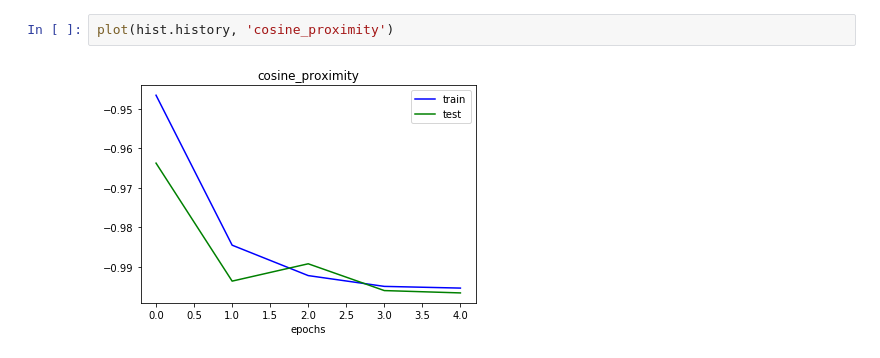
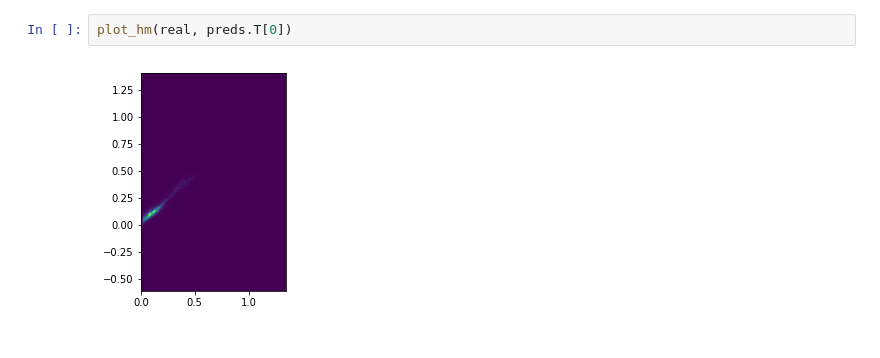
Before and after one commit to AILAB-CEFET-RJ/parsl-ml-workflow, a Jupyter notebook: jupyter/notebooks/cnn_full_conn_redshift.ipynb, the cells around one changed output. Cells and saved outputs as stored; diff of their text form.

```diff
--- a/jupyter/notebooks/cnn_full_conn_redshift.ipynb
+++ b/jupyter/notebooks/cnn_full_conn_redshift.ipynb
@@ -40,4 +83,4 @@ plot(hist.history, 'mean_squared_error')
-# %%
-plot(hist.history, 'cosine_proximity')
-# %% [output]
-[figure, removed]
+# %%
+plot_hm(real, preds.T[0])
+# %% [output]
+[figure, added]
```
Also changed, not shown: parts of 8 cells of this notebook, 1 other file.
